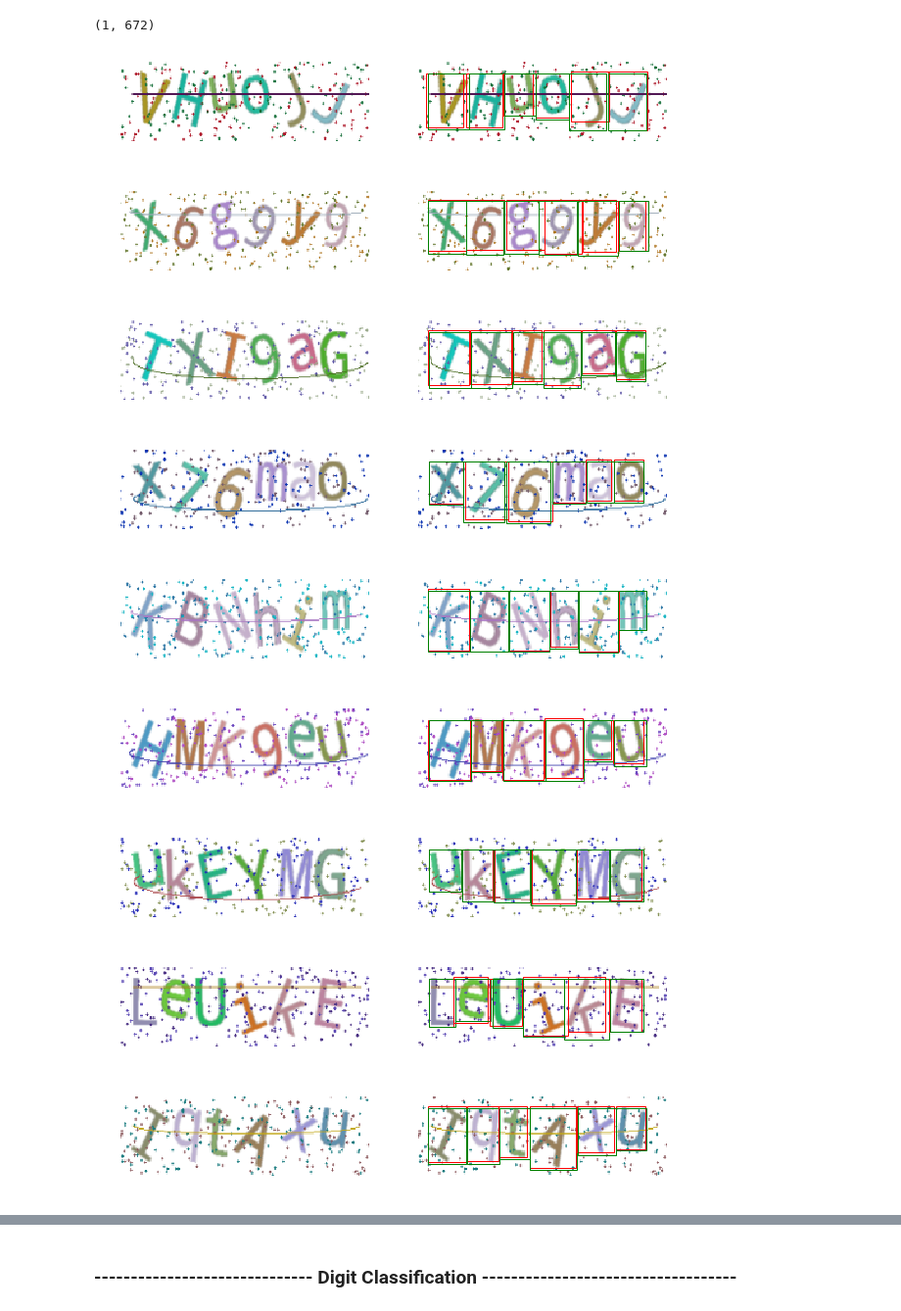
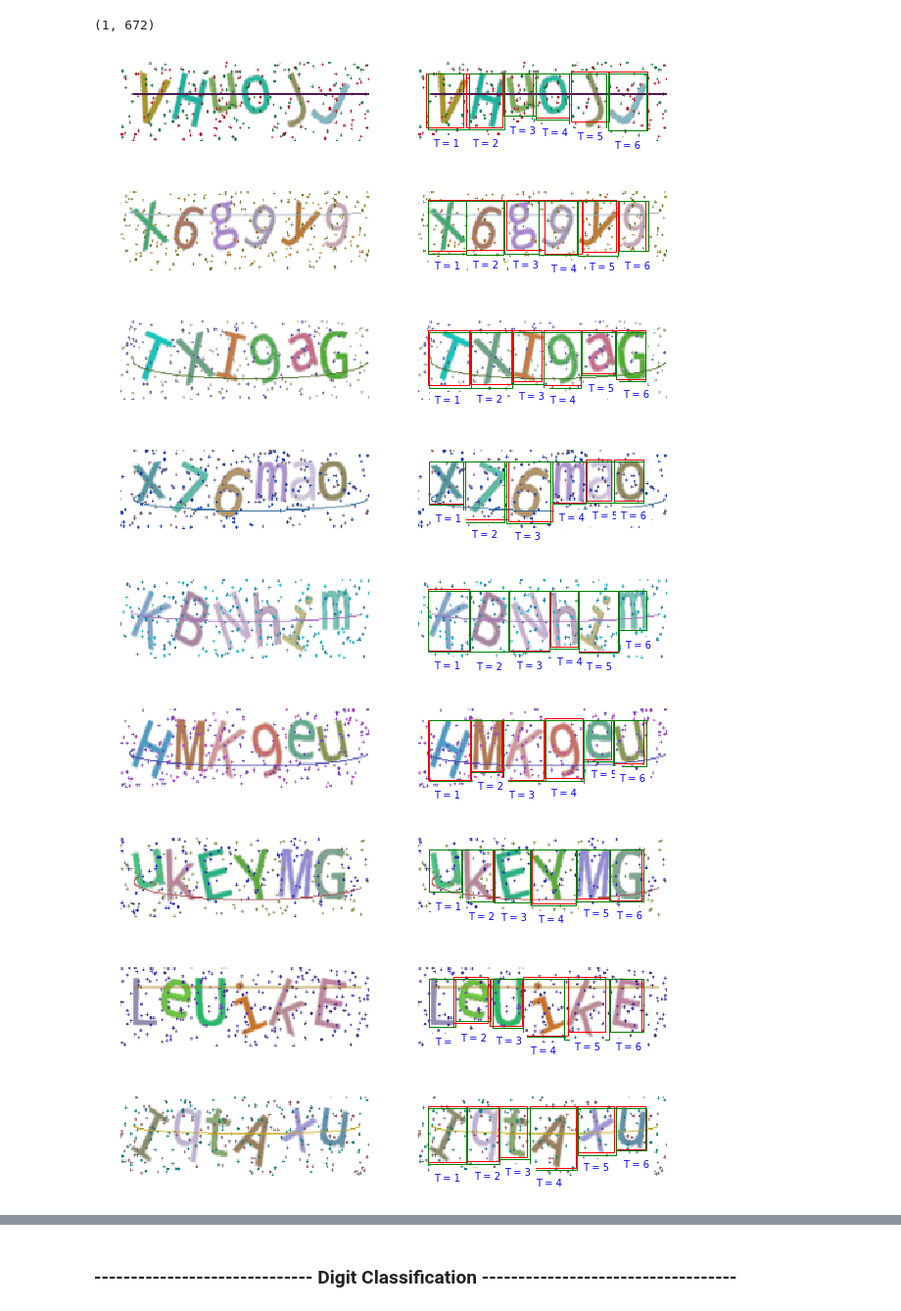
Before and after one commit to tonyjo/multi_digit_classification_attention, a Jupyter notebook: CAPTCHA/evaluate_and_viz.ipynb, the cells around one changed output, grey strips where cells are left out. Shown at 98% size. Saved outputs shown, nothing was run; the diff lists cells and outputs as text; code cells hidden in the pictures.

```diff
--- a/CAPTCHA/evaluate_and_viz.ipynb
+++ b/CAPTCHA/evaluate_and_viz.ipynb
@@ -114,4 +75,21 @@ def bb_intersection_over_union(boxA, boxB):
 
     # return the intersection over union value
     return iou
+# %%
+# Get characters
+az = string.ascii_lowercase
+AZ = string.ascii_uppercase
+nm = string.digits
+# Append all characters
+all_selections = []
+for i in range(len(az)):
+    all_selections.append(az[i])
+for i in range(len(AZ)):
+    all_selections.append(AZ[i])
+for i in range(len(nm)):
+    all_selections.append(nm[i])
+
+def convert_from_category_label(prediction):
+
+    return all_selections[prediction]
 # %% [markdown]
@@ -118,0 +111,5 @@ def bb_intersection_over_union(boxA, boxB):
+# %%
+# Load train dataset
+data = dataLoader(directory='./dataset/captcha', dataset_dir='test',\
+                  dataset_name='test.txt', max_steps=6, image_width=200,\
+                  image_height=64, grd_attn=False, mode='Test')
@@ -119,7 +135,7 @@ def bb_intersection_over_union(boxA, boxB):
 # %%
 # Load Model
 model = Model(dim_feature=[672, 128], dim_hidden=128, n_time_step=8,
-              alpha_c=1.0, image_height=64, image_width=200, mode='test')
+              alpha_c=1.0, image_height=64, image_width=200, mode='Test')
 # Build model for inference
 pred_bboxs_, alpha_list_ = model.build_test_model()
 # %% [output]
@@ -132,7 +148,7 @@ vis_images  = []
 attn_images = []
 pred_bboxes = []
 grnd_bboxes = []
-
+grnd_labels = []
 # Test Data Loader
 test_gen = data.gen_data_batch(batch_size)
 
@@ -151,7 +167,7 @@ with tf.Session(config=tf.ConfigProto(gpu_options=config)) as sess:
         print("Start testing with Model with random weights...")
 
     for i in range(n_iters):
-        image_batch, image_batch_norm, grd_bboxes_batch = next(test_gen)
+        image_batch, grd_lables_batch, image_batch_norm, grd_bboxes_batch = next(test_gen)
         feed_dict = {model.images: image_batch_norm,
                      model.drop_prob: 1.0}
         prediction_bboxes, prediction_alpha = sess.run([pred_bboxs_, alpha_list_], feed_dict)
@@ -160,6 +176,7 @@ with tf.Session(config=tf.ConfigProto(gpu_options=config)) as sess:
         attn_images.append(prediction_alpha)
         pred_bboxes.append(prediction_bboxes)
         grnd_bboxes.append(grd_bboxes_batch)
+        grnd_labels.append(grd_lables_batch)
 
         if i%print_every == 0:
             print('Inference Completion..{%d/%d}' % (i, n_iters))
@@ -282,42 +305,42 @@ for t in range(0, n_iters, shift_viz):
     # Plot original image
     fig,ax = plt.subplots(1, 2)
     ax[0].imshow(vis_images[t][0])
     ax[0].axis('off')
     ax[1].imshow(vis_images[t][0])
     for T in range(1, 7, 1):
         # ax[1].imshow(upscaled_attn_images[count][T], alpha=0.5)
 
         # Ground
         sample_left_grd  = grnd_bboxes[t][0][T][0]
         sample_top_grd   = grnd_bboxes[t][0][T][1]
         sample_width_grd = grnd_bboxes[t][0][T][2]
         sample_heigt_grd = grnd_bboxes[t][0][T][3]
 
         sample_left  = int(pred_bboxes[t][T][0][0])
         sample_top   = int(pred_bboxes[t][T][0][1])
         sample_width = int(pred_bboxes[t][T][0][2])
         sample_heigt = int(pred_bboxes[t][T][0][3])
 
         rect1 = patches.Rectangle((sample_left, sample_top), sample_width, sample_heigt,linewidth=1,edgecolor='r',facecolor='none')
         rect2 = patches.Rectangle((sample_left_grd, sample_top_grd), sample_width_grd, sample_heigt_grd,linewidth=1,edgecolor='g',facecolor='none')
 
         #ax[T+1].text(0, 1, (int(sample_left), int(sample_top), int(sample_width), int(sample_heigt)), color='black', backgroundcolor='white', fontsize=7)
         #ax[T+1].text(0, 56, 'iou: ' + str(np.round(iou_sample, decimals=3)), color='black', backgroundcolor='white', fontsize=7)
-        text_x = int((sample_left + sample_width)/ 2) - 5
-        text_y = int(sample_top + sample_heigt + 5)
-        ax[1].text(text_x, text_y, 'T = ' + str(T), color='black', backgroundcolor='white', fontsize=7)
+        text_x = int(sample_left + 5)
+        text_y = int(sample_top + sample_heigt + 15)
+        ax[1].text(text_x, text_y, 'T = ' + str(T), color='blue', backgroundcolor='white', fontsize=10)
         ax[1].add_patch(rect1)
         ax[1].add_patch(rect2)
         ax[1].axis('off')
 
     plt.show()
 # %% [output]
-[figure, old version]
+[figure, new version]
-[figure, old version]
+[figure, new version]
-[figure, old version]
+[figure, new version]
-[figure, old version]
+[figure, new version]
-[figure, old version]
+[figure, new version]
-[figure, old version]
+[figure, new version]
-[figure, old version]
+[figure, new version]
-[figure, old version]
+[figure, new version]
-[figure, old version]
+[figure, new version]
```
Also changed, not shown: parts of 35 cells of this notebook, 3 other files.
